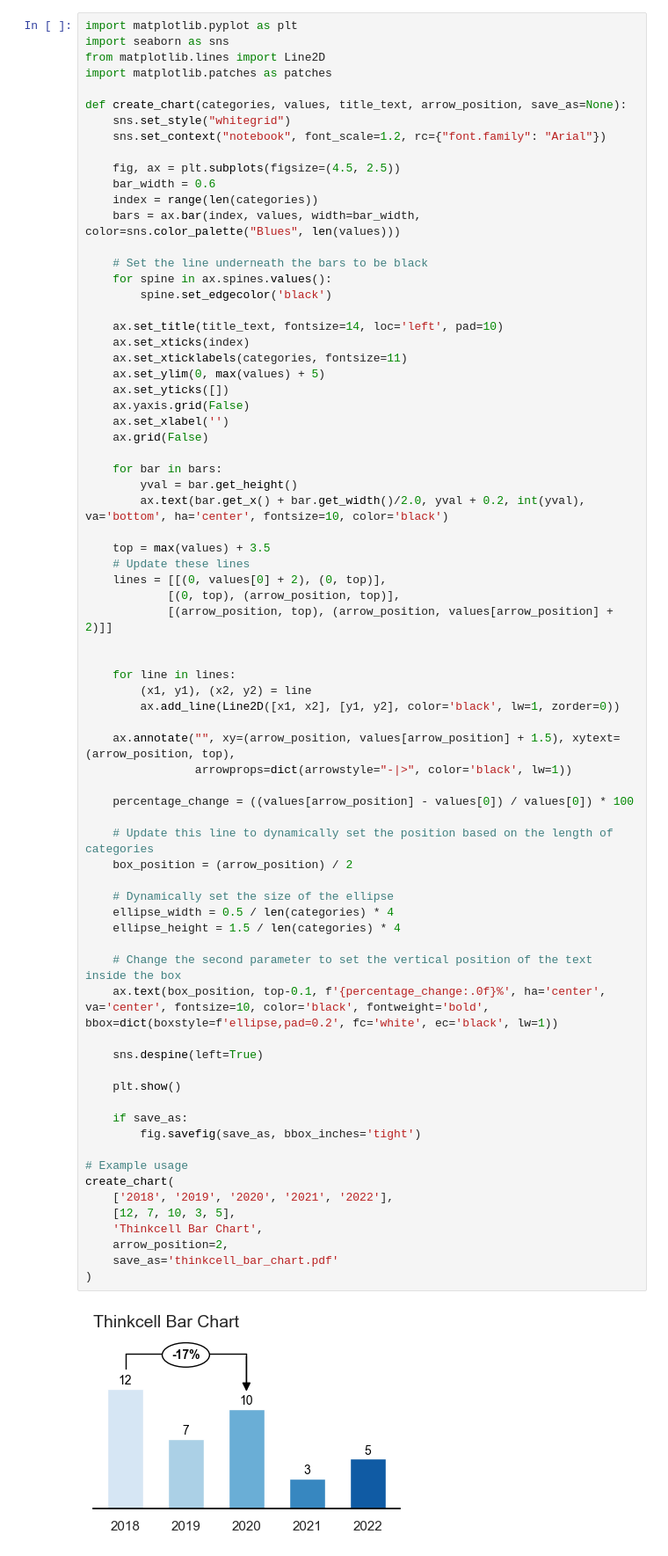
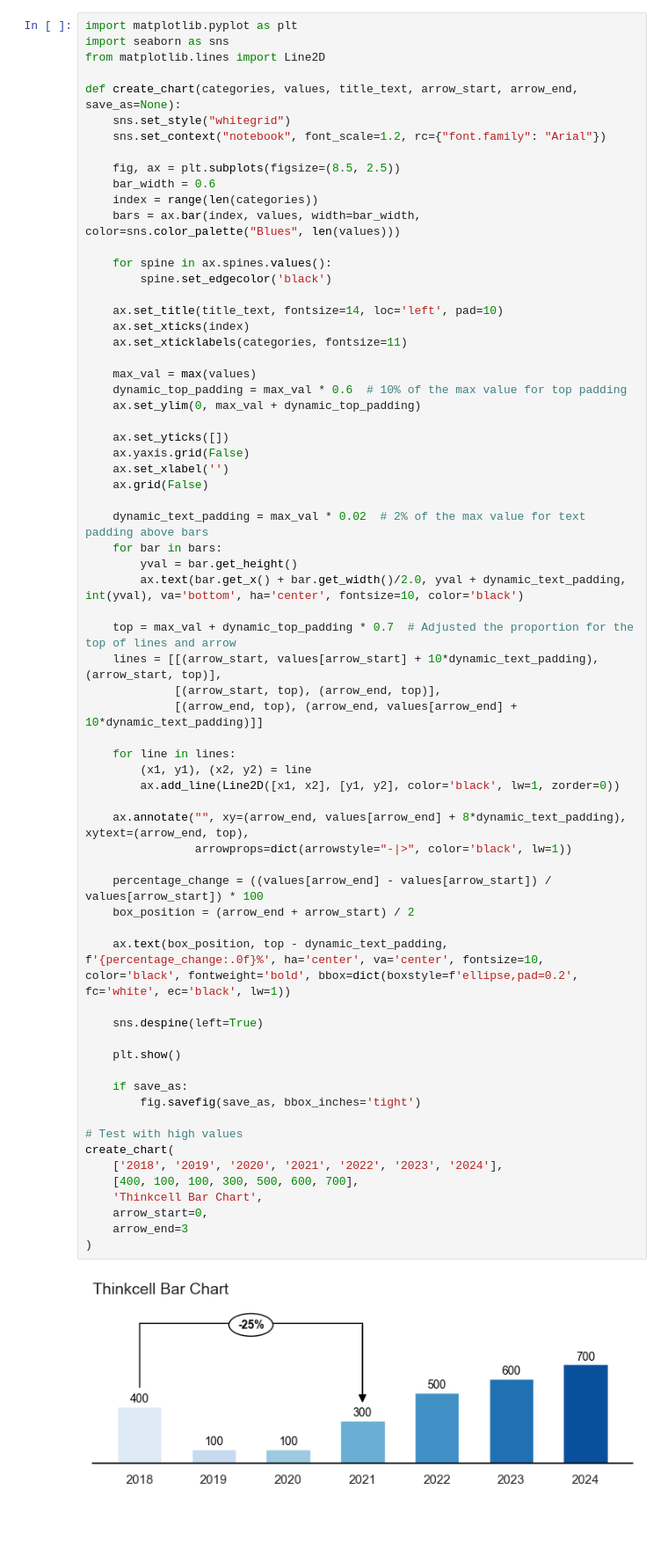
Before and after one commit to philmas/python-think-cell, a Jupyter notebook: thinkcell_workbook.ipynb, the cells around one changed output. Shown at 88% size. Cells and saved outputs as stored; diff of their text form; blank space fills up the shorter version.

Commit message:
Updated code for dynamic scaling + .gitignore

```diff
--- a/thinkcell_workbook.ipynb
+++ b/thinkcell_workbook.ipynb
@@ -2,77 +2,71 @@
 import matplotlib.pyplot as plt
 import seaborn as sns
 from matplotlib.lines import Line2D
-import matplotlib.patches as patches
 
-def create_chart(categories, values, title_text, arrow_position, save_as=None):
+def create_chart(categories, values, title_text, arrow_start, arrow_end, save_as=None):
     sns.set_style("whitegrid")
     sns.set_context("notebook", font_scale=1.2, rc={"font.family": "Arial"})
 
-    fig, ax = plt.subplots(figsize=(4.5, 2.5))
+    fig, ax = plt.subplots(figsize=(8.5, 2.5))
     bar_width = 0.6
     index = range(len(categories))
     bars = ax.bar(index, values, width=bar_width, color=sns.color_palette("Blues", len(values)))
 
-    # Set the line underneath the bars to be black
     for spine in ax.spines.values():
         spine.set_edgecolor('black')
 
     ax.set_title(title_text, fontsize=14, loc='left', pad=10)
     ax.set_xticks(index)
     ax.set_xticklabels(categories, fontsize=11)
-    ax.set_ylim(0, max(values) + 5)
+
+    max_val = max(values)
+    dynamic_top_padding = max_val * 0.6  # 10% of the max value for top padding
+    ax.set_ylim(0, max_val + dynamic_top_padding)
+
     ax.set_yticks([])
     ax.yaxis.grid(False)
     ax.set_xlabel('')
     ax.grid(False)
 
+    dynamic_text_padding = max_val * 0.02  # 2% of the max value for text padding above bars
     for bar in bars:
         yval = bar.get_height()
-        ax.text(bar.get_x() + bar.get_width()/2.0, yval + 0.2, int(yval), va='bottom', ha='center', fontsize=10, color='black')
+        ax.text(bar.get_x() + bar.get_width()/2.0, yval + dynamic_text_padding, int(yval), va='bottom', ha='center', fontsize=10, color='black')
 
-    top = max(values) + 3.5
-    # Update these lines
-    lines = [[(0, values[0] + 2), (0, top)],
-            [(0, top), (arrow_position, top)],
-            [(arrow_position, top), (arrow_position, values[arrow_position] + 2)]]
-
+    top = max_val + dynamic_top_padding * 0.7  # Adjusted the proportion for the top of lines and arrow
+    lines = [[(arrow_start, values[arrow_start] + 10*dynamic_text_padding), (arrow_start, top)],
+             [(arrow_start, top), (arrow_end, top)],
+             [(arrow_end, top), (arrow_end, values[arrow_end] + 10*dynamic_text_padding)]]
 
     for line in lines:
         (x1, y1), (x2, y2) = line
         ax.add_line(Line2D([x1, x2], [y1, y2], color='black', lw=1, zorder=0))
 
-    ax.annotate("", xy=(arrow_position, values[arrow_position] + 1.5), xytext=(arrow_position, top),
+    ax.annotate("", xy=(arrow_end, values[arrow_end] + 8*dynamic_text_padding), xytext=(arrow_end, top),
                 arrowprops=dict(arrowstyle="-|>", color='black', lw=1))
 
-    percentage_change = ((values[arrow_position] - values[0]) / values[0]) * 100
+    percentage_change = ((values[arrow_end] - values[arrow_start]) / values[arrow_start]) * 100
+    box_position = (arrow_end + arrow_start) / 2
 
-    # Update this line to dynamically set the position based on the length of categories
-    box_position = (arrow_position) / 2
-
-    # Dynamically set the size of the ellipse
-    ellipse_width = 0.5 / len(categories) * 4
-    ellipse_height = 1.5 / len(categories) * 4
-
-    # Change the second parameter to set the vertical position of the text inside the box
-    ax.text(box_position, top-0.1, f'{percentage_change:.0f}%', ha='center', va='center', fontsize=10, color='black', fontweight='bold', bbox=dict(boxstyle=f'ellipse,pad=0.2', fc='white', ec='black', lw=1))
+    ax.text(box_position, top - dynamic_text_padding, f'{percentage_change:.0f}%', ha='center', va='center', fontsize=10, color='black', fontweight='bold', bbox=dict(boxstyle=f'ellipse,pad=0.2', fc='white', ec='black', lw=1))
 
     sns.despine(left=True)
 
     plt.show()
 
     if save_as:
         fig.savefig(save_as, bbox_inches='tight')
 
-# Example usage
+# Test with high values
 create_chart(
-    ['2018', '2019', '2020', '2021', '2022'],
-    [12, 7, 10, 3, 5],
+    ['2018', '2019', '2020', '2021', '2022', '2023', '2024'],
+    [400, 100, 100, 300, 500, 600, 700],
     'Thinkcell Bar Chart',
-    arrow_position=2,
-    save_as='thinkcell_bar_chart.pdf'
+    arrow_start=0,
+    arrow_end=3
 )
 # %% [output]
-[figure, old version]
+[figure, new version]
 # %%
 # Example usage
 create_chart(
```
Also changed, not shown: parts of 2 cells of this notebook, 1 other file.
